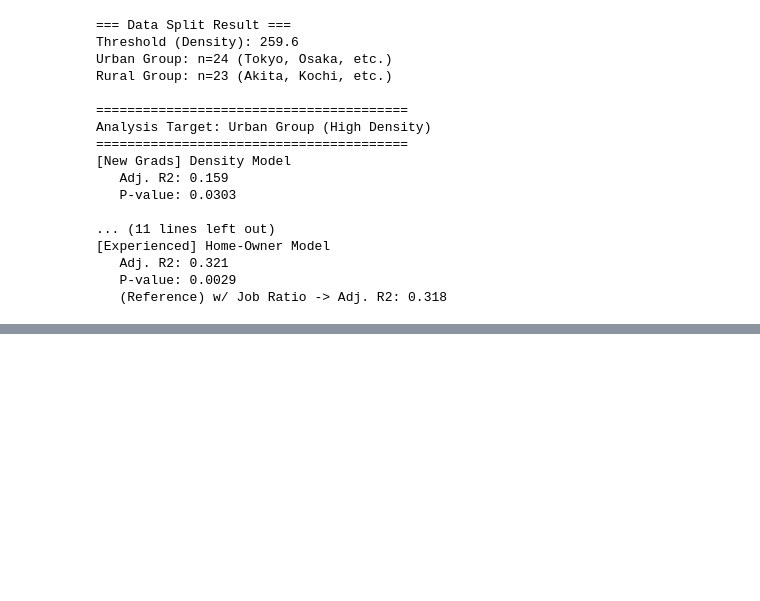
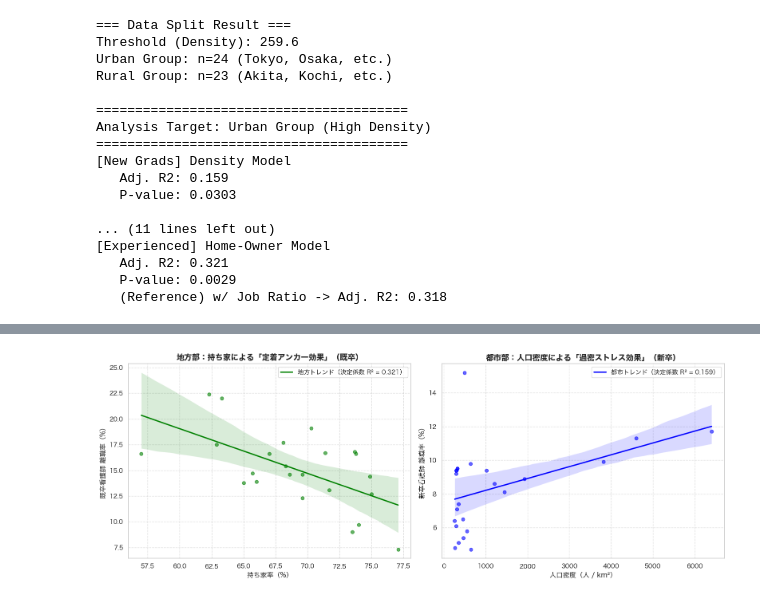
Before and after one commit to h-hayakawa-dev/nurse-turnover-analysis, a Jupyter notebook: notebooks/06_subgroup_analysis.ipynb, the cells around one changed output, grey strips where cells are left out. Drawn from its saved outputs; the diff is of its cells as text; code cells hidden in the pictures; blank space fills up the shorter version.

```diff
--- a/notebooks/06_subgroup_analysis.ipynb
+++ b/notebooks/06_subgroup_analysis.ipynb
@@ -1046,0 +999,75 @@ print("="*80)
+# %%
+def plot_final_discovery(df_urban, df_rural):
+
+    fig, axes = plt.subplots(1, 2, figsize=(16, 6))
+
+    # =====================================================
+    # ① 地方部（Rural） - 既卒離職モデル（持ち家率）
+    # =====================================================
+    sns.regplot(
+        data=df_rural,
+        x='home_ownership_rate',
+        y='turnover_experienced',
+        ax=axes[0],
+        color='green',
+        scatter_kws={'alpha': 0.6},
+        line_kws={'label': "地方トレンド（決定係数 R² = 0.321）"}
+    )
+
+    axes[0].set_title(
+        '地方部：持ち家による「定着アンカー効果」（既卒）',
+        fontsize=14,
+        fontweight='bold'
+    )
+
+    axes[0].set_xlabel('持ち家率（%）')
+    axes[0].set_ylabel('既卒看護師 離職率（%）')
+    axes[0].legend()
+    axes[0].grid(True, linestyle='--', alpha=0.6)
+
+    # =====================================================
+    # ② 都市部（Urban） - 新卒離職モデル（人口密度）
+    # =====================================================
+    sns.regplot(
+        data=df_urban,
+        x='population_density',
+        y='turnover_new_grad',
+        ax=axes[1],
+        color='blue',
+        scatter_kws={'alpha': 0.6},
+        line_kws={'label': "都市トレンド（決定係数 R² = 0.159）"}
+    )
+
+    axes[1].set_title(
+        '都市部：人口密度による「過密ストレス効果」（新卒）',
+        fontsize=14,
+        fontweight='bold'
+    )
+
+    axes[1].set_xlabel('人口密度（人 / km²）')
+    axes[1].set_ylabel('新卒看護師 離職率（%）')
+    axes[1].legend()
+    axes[1].grid(True, linestyle='--', alpha=0.6)
+
+    plt.tight_layout()
+# --- 表示 ---
+plt.show()
+
+
+# --- グラフ描画 ---
+plot_final_discovery(df_urban, df_rural)
+print("\n" + "="*80)
+print("【最終結論：データ基盤設計への示唆】")
+print("="*80)
+print("\n■ 発見された構造的知見")
+
+print("  【地方】")
+print("  ・既卒看護師は持ち家による定着効果が極めて大きい（R² ≈ 0.32）")
+print("  ・給与施策よりも『定住支援施策』が有効である可能性")
+
+print("\n  【都市】")
+print("  ・新卒看護師は人口過密によるストレス影響を受けやすい")
+print("  ・『借上げ社宅』『職住近接支援』が有効施策として示唆される")
+
+print("="*80)
+# %% [output]
@@ -1046,0 +1087 @@ print("="*80)
+[figure, added]
```
Also changed, not shown: parts of 6 cells of this notebook, 7 other files.
